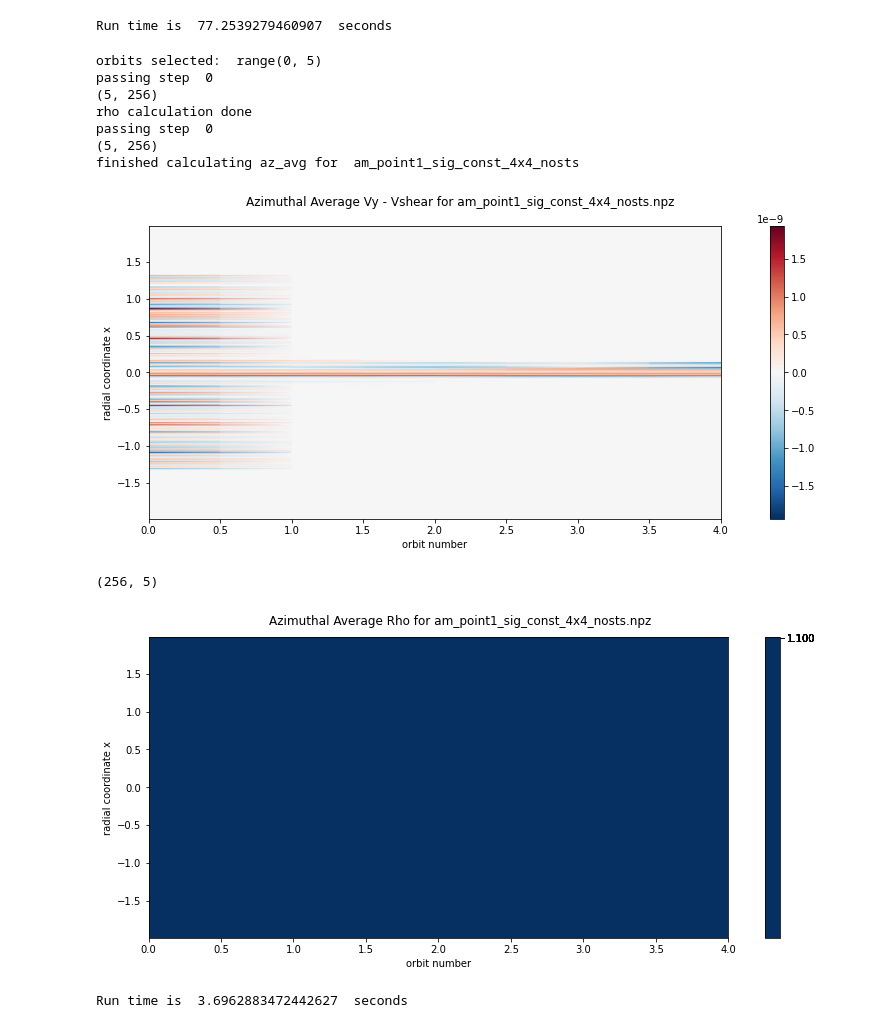
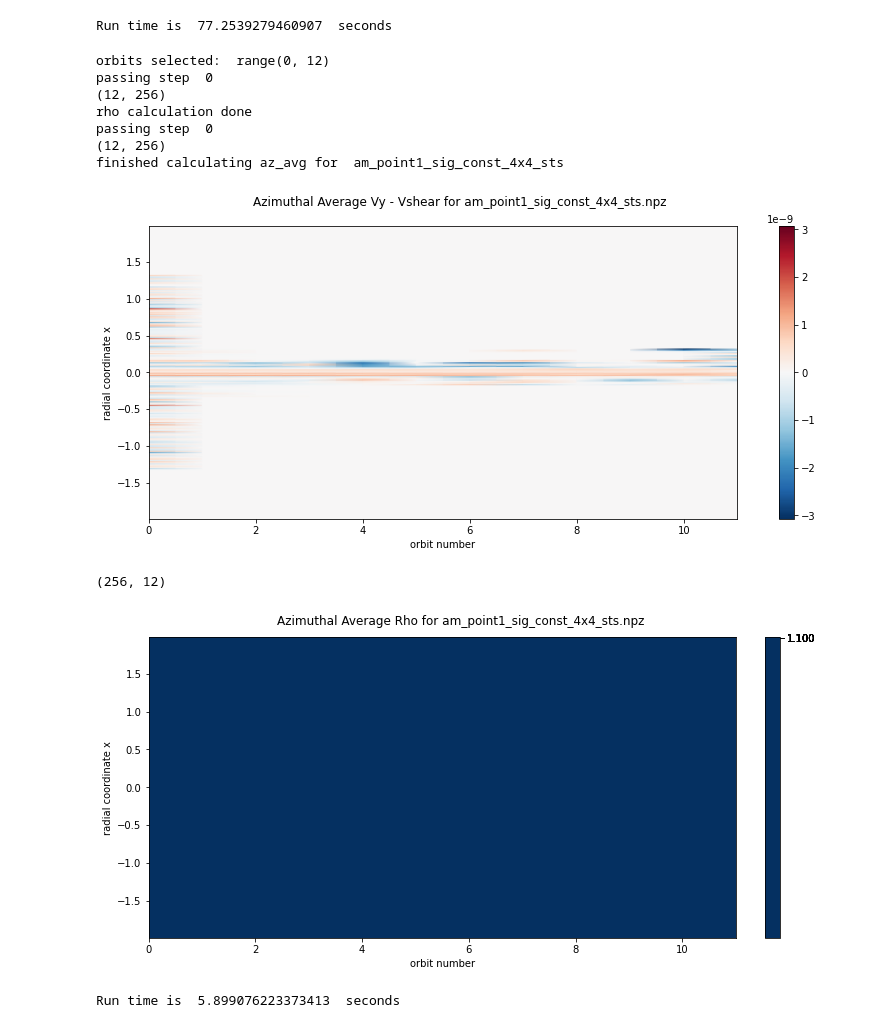
Before and after one commit to asmohov/ppd, a Jupyter notebook: az_plot_factory.ipynb, the cells around one changed output. Drawn from its saved outputs; the diff is of its cells as text; code cells hidden in the pictures.

```diff
--- a/az_plot_factory.ipynb
+++ b/az_plot_factory.ipynb
@@ -170,25 +170,25 @@ finished calculating az_avg for  am_point1_sig_const_4x4
 [figure]
 Run time is  77.2539279460907  seconds
 # %%
-#4x4, Am = 0.1, nosts
+#4x4, Am = 0.1, sts
 import numpy as np
 import time
 from eprime_y import az_avg_rho_vy
 from eprime_y import az_avg_plotter
 #already done if the appropriate file exists
 start=time.time()
-az_avg_rho_vy('./ad_prof/const_am/dev','am_point1_sig_const_4x4_nosts',min_orbits = 0,max_orbits=4)
-az_avg_plotter('am_point1_sig_const_4x4_nosts.npz')
+az_avg_rho_vy('./ad_prof/const_am/dev','am_point1_sig_const_4x4_sts',min_orbits = 0,max_orbits=11)
+az_avg_plotter('am_point1_sig_const_4x4_sts.npz')
 print('Run time is ',(time.time()-start),' seconds' )
 # %% [output]
-orbits selected:  range(0, 5)
+orbits selected:  range(0, 12)
 passing step  0
-(5, 256)
+(12, 256)
 rho calculation done
 passing step  0
-(5, 256)
-finished calculating az_avg for  am_point1_sig_const_4x4_nosts
+(12, 256)
+finished calculating az_avg for  am_point1_sig_const_4x4_sts
-[figure, old version]
+[figure, new version]
-(256, 5)
+(256, 12)
-[figure, old version]
+[figure, new version]
-Run time is  3.6962883472442627  seconds
+Run time is  5.899076223373413  seconds
```
Also changed, not shown: parts of 1 cell of this notebook, 17 other files.
